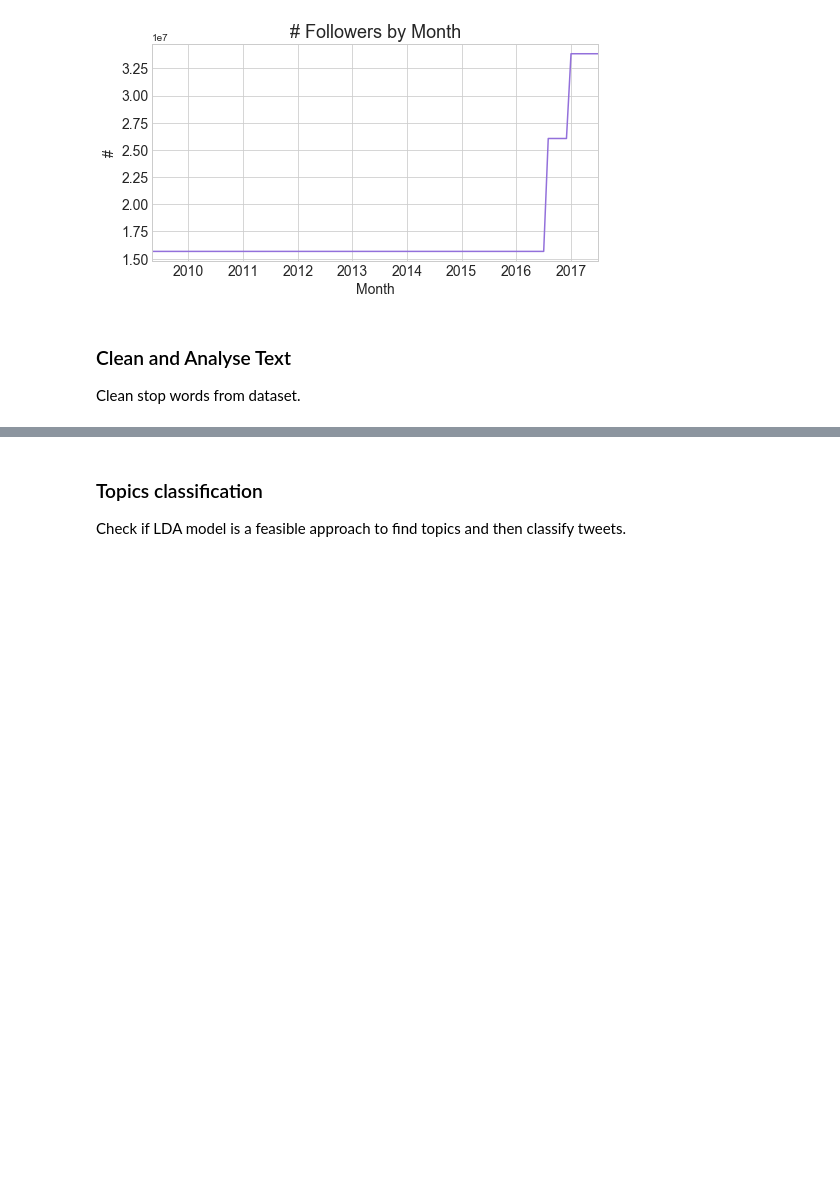
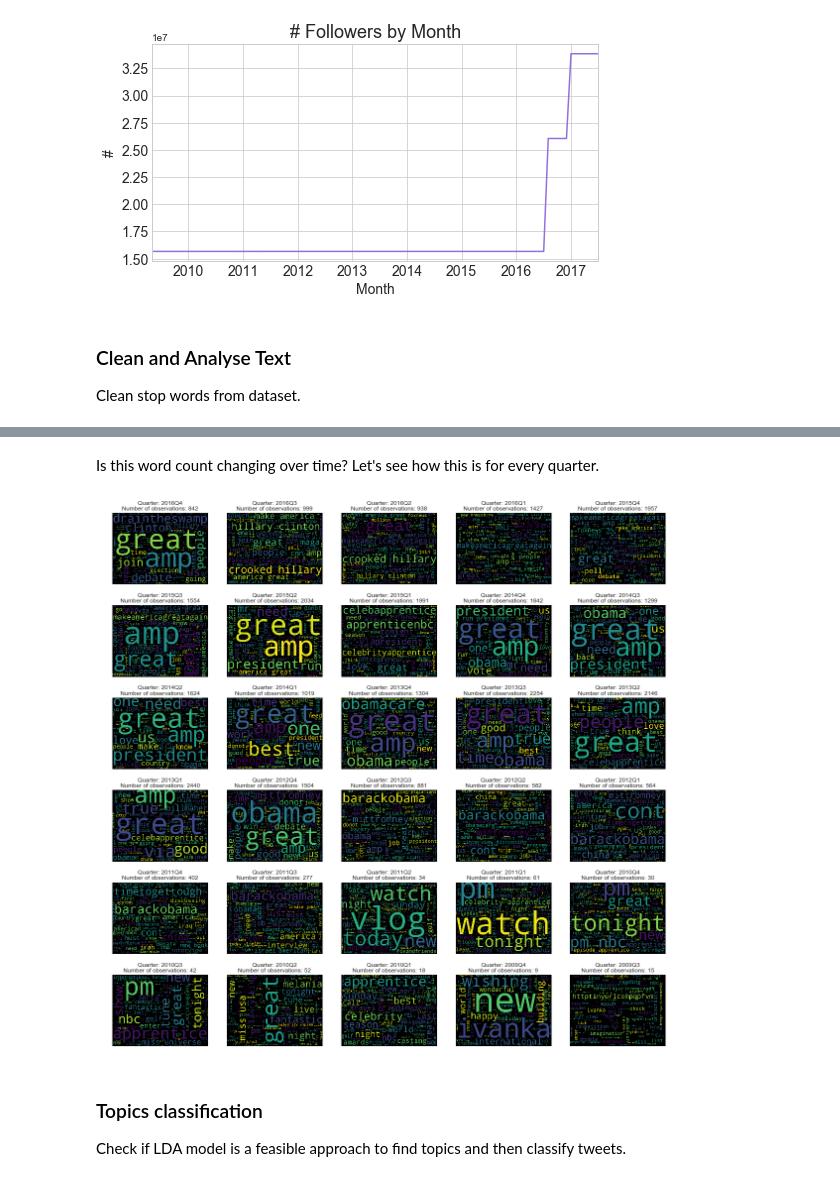
Before and after one commit to atulkumarin/project, a Jupyter notebook: analysis/project-milestone-2.ipynb, the cells around one changed output, grey strips where cells are left out. Cells and saved outputs as stored; diff of their text form; code cells hidden in the pictures; blank space fills up the shorter version.

```diff
--- a/analysis/project-milestone-2.ipynb
+++ b/analysis/project-milestone-2.ipynb
@@ -282,3 +283,20 @@ ax.imshow(cloud);
+# %% [markdown]
+Is this word count changing over time? Let's see how this is for every quarter.
+# %%
+cohorts = df['quarter_cohort'].unique()[3:-1]
+
+f, ax = plt.subplots(6, 5, figsize=(20, 20))
+positions = np.array(range(30)).reshape(6, 5)
+for num_c, c in enumerate(cohorts):
+    pos = np.where(positions==num_c)
+
+    tweets_cohort = df[df['quarter_cohort']==c]['clean_text']
+    cloud = WordCloud(width=1440, height=1080).generate(' '.join(tweets_cohort));
+    ax[pos[0][0], pos[1][0]].imshow(cloud);
+    ax[pos[0][0], pos[1][0]].set_title('Quarter: {c}\nNumber of observations: {n}'.format(c=c, n=len(tweets_cohort)))
+    ax[pos[0][0], pos[1][0]].axis('off')
+# %% [output]
+[figure, added]
 # %% [markdown]
 ### Topics classification
 Check if LDA model is a feasible approach to find topics and then classify tweets.
```
Also changed, not shown: parts of 5 cells of this notebook, 1 other file.
